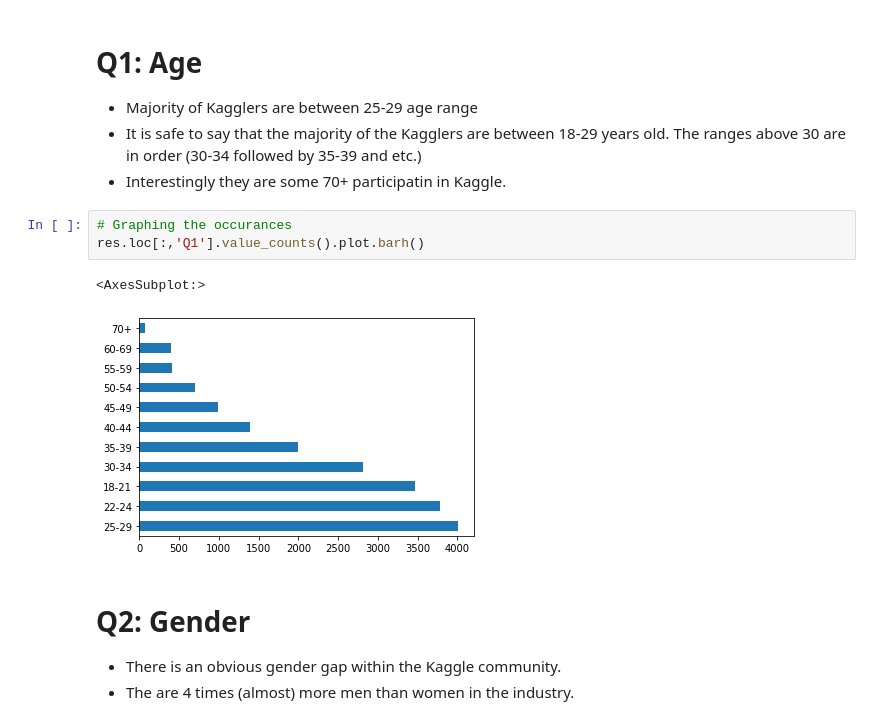
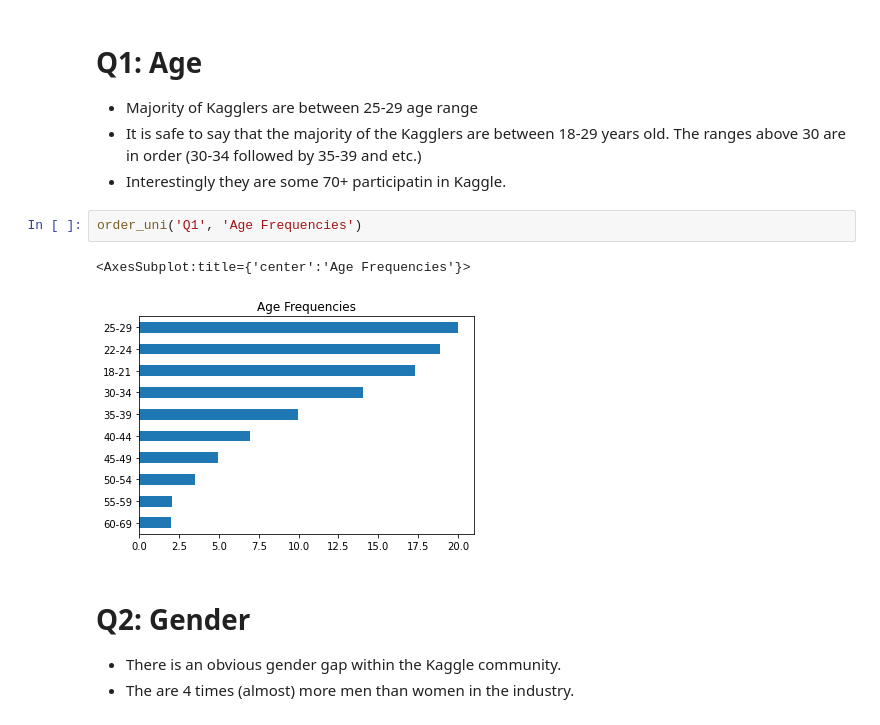
Before and after one commit to damoonsh/Kaggle-Survey, a Jupyter notebook: kaggle-ds-surveys.ipynb, the cells around one changed output. Saved outputs shown, nothing was run; the diff lists cells and outputs as text.

```diff
--- a/kaggle-ds-surveys.ipynb
+++ b/kaggle-ds-surveys.ipynb
@@ -148,12 +163,11 @@ I don't believe anyone knows if they are going to find something significant whe
 - Majority of Kagglers are between 25-29 age range
 - It is safe to say that the majority of the Kagglers are between 18-29 years old. The ranges above 30 are in order (30-34 followed by 35-39 and etc.)
 - Interestingly they are some 70+ participatin in Kaggle.
-# %%
-# Graphing the occurances
-res.loc[:,'Q1'].value_counts().plot.barh()
-# %% [output]
-<AxesSubplot:>
-[figure, removed]
+# %%
+order_uni('Q1', 'Age Frequencies')
+# %% [output]
+<AxesSubplot:title={'center':'Age Frequencies'}>
+[figure, added]
 # %% [markdown]
 # Q2: Gender
 - There is an obvious gender gap within the Kaggle community.
```
Also changed, not shown: parts of 30 cells of this notebook, 1 other file.
